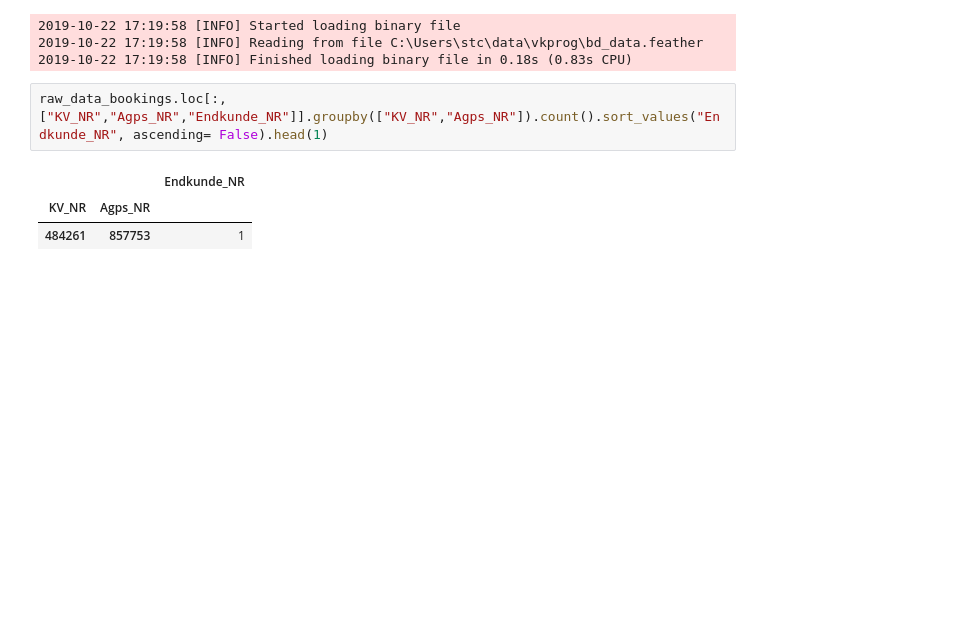
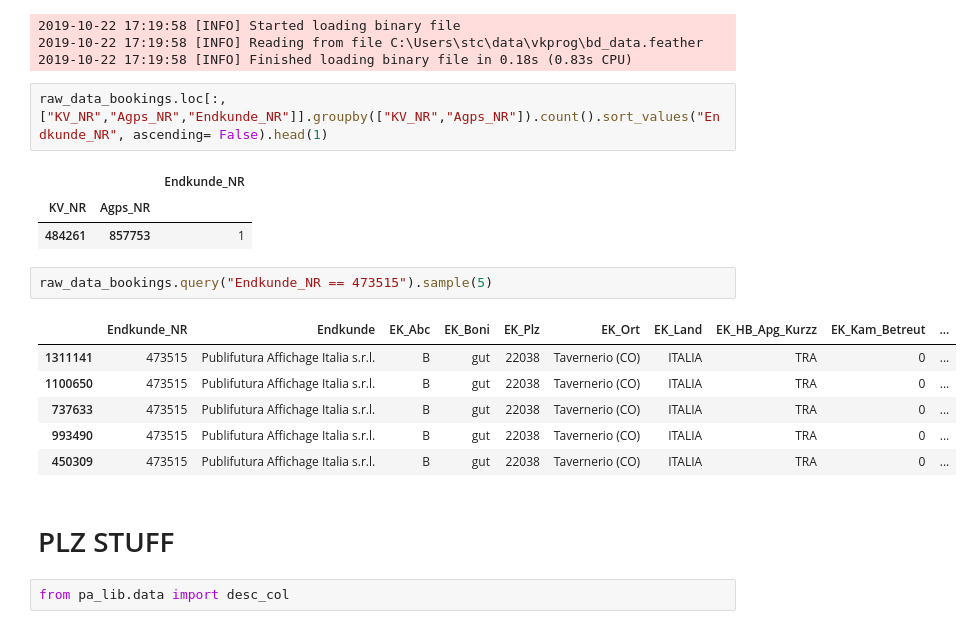
Before and after one commit to apgsga-stc/PredictiveAnalyticsPython, a Jupyter notebook: vkprog_analyse/scribbles.ipynb, the cells around one changed output. Cells and saved outputs as stored; diff of their text form; blank space fills up the shorter version.

```diff
--- a/vkprog_analyse/scribbles.ipynb
+++ b/vkprog_analyse/scribbles.ipynb
@@ -53,3 +53,16 @@ raw_data_bookings.loc[:,["KV_NR","Agps_NR","Endkunde_NR"]].groupby(["KV_NR","Agp
 |  |  | Endkunde_NR |
 | KV_NR | Agps_NR |  |
 | 484261 | 857753 | 1 |
+# %%
+raw_data_bookings.query("Endkunde_NR == 473515").sample(5)
+# %% [output]
+|  | Endkunde_NR | Endkunde | EK_Abc | EK_Boni | EK_Plz | EK_Ort | EK_Land | EK_HB_Apg_Kurzz | EK_Kam_Betreut | ... |
+| 1311141 | 473515 | Publifutura Affichage Italia s.r.l. | B | gut | 22038 | Tavernerio (CO) | ITALIA | TRA | 0 | ... |
+| 1100650 | 473515 | Publifutura Affichage Italia s.r.l. | B | gut | 22038 | Tavernerio (CO) | ITALIA | TRA | 0 | ... |
+| 737633 | 473515 | Publifutura Affichage Italia s.r.l. | B | gut | 22038 | Tavernerio (CO) | ITALIA | TRA | 0 | ... |
+| 993490 | 473515 | Publifutura Affichage Italia s.r.l. | B | gut | 22038 | Tavernerio (CO) | ITALIA | TRA | 0 | ... |
+| 450309 | 473515 | Publifutura Affichage Italia s.r.l. | B | gut | 22038 | Tavernerio (CO) | ITALIA | TRA | 0 | ... |
+# %% [markdown]
+# PLZ STUFF
+# %%
+from pa_lib.data import desc_col
```
Also changed, not shown: parts of 14 cells of this notebook, 1 other file.
